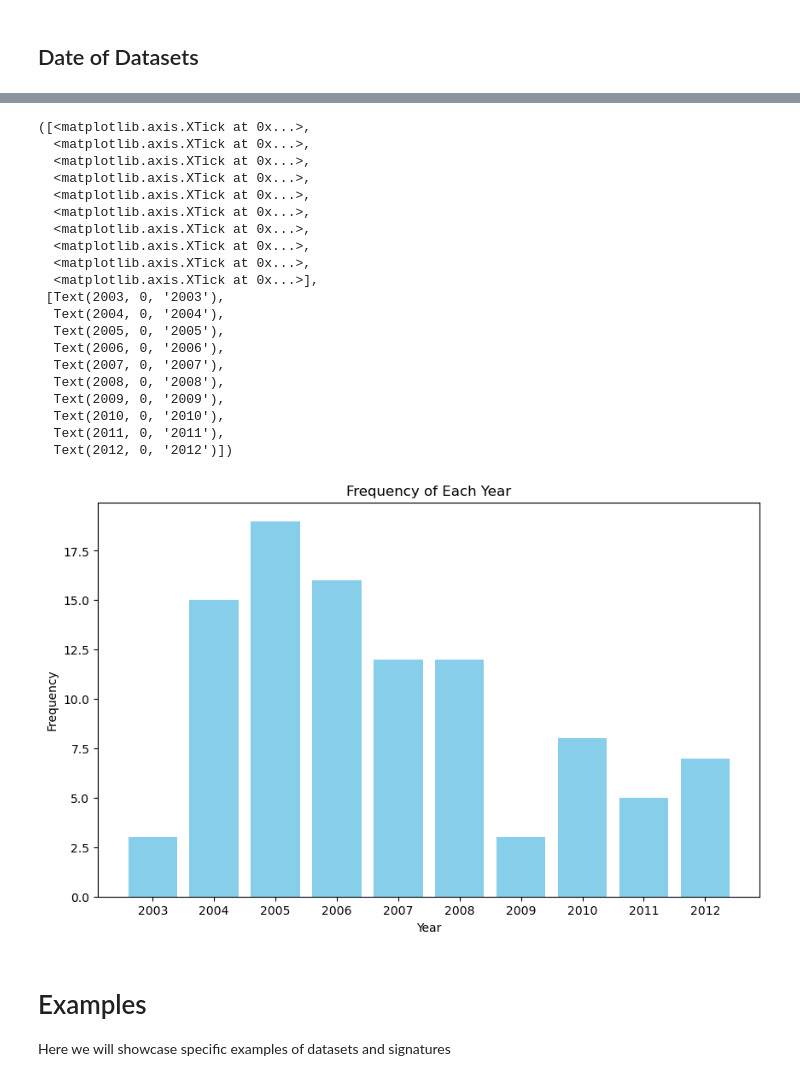
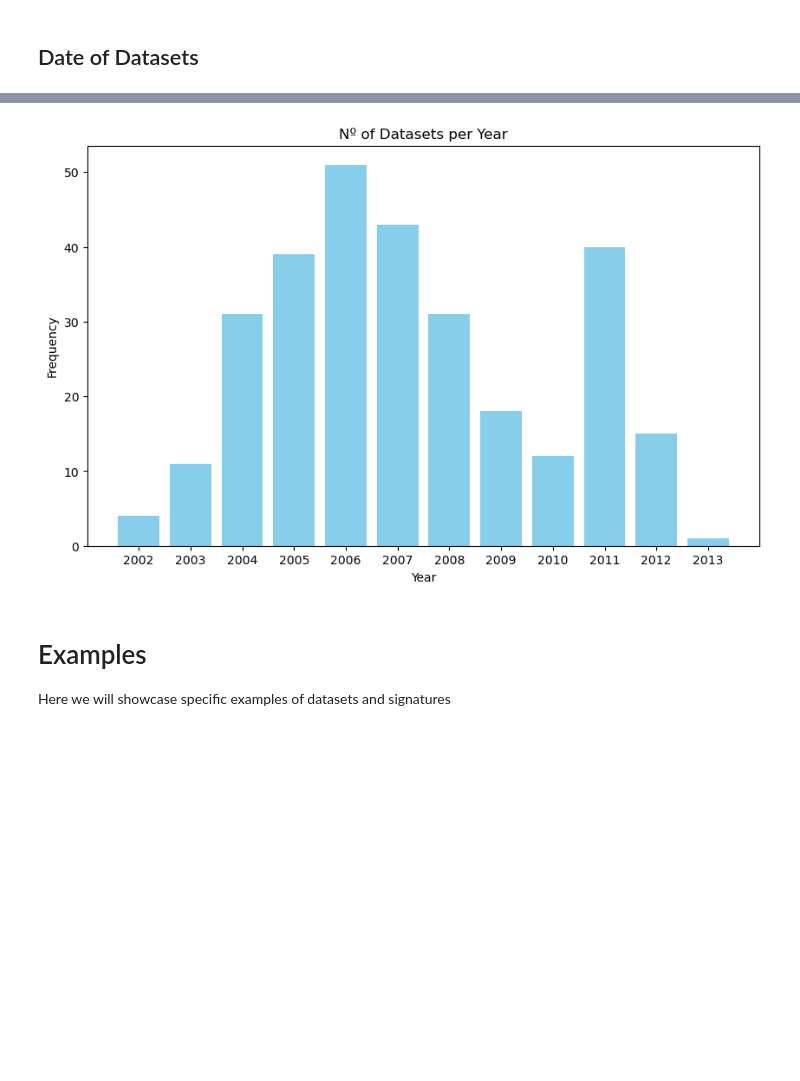
Before and after one commit to 00dylan00/Disease-Signatures, a Jupyter notebook: documentation/iLINCS.numbers.ipynb, the cells around one changed output, grey strips where cells are left out. Cells and saved outputs as stored; diff of their text form; code cells hidden in the pictures; blank space fills up the shorter version.

```diff
--- a/documentation/iLINCS.numbers.ipynb
+++ b/documentation/iLINCS.numbers.ipynb
@@ -2250,7 +2032,7 @@ logging.basicConfig(
 
 # variables
 base_url = "http://www.ilincs.org/api"
-n_sample = 100
+n_sample = 300
 
 # functions
 
@@ -2335,8 +2117,4 @@ for metadata in tqdm(metadatas):
         dates.append(d)
     except:
         logging.info(f"Failed retrieval for {metadata['geolink']}")
-
-# 4. Plot Dates
-# dates
-dates_year = [int(d.split("/")[0]) for d in dates]
 # %% [output]
@@ -2344,0 +2124,7 @@ dates_year = [int(d.split("/")[0]) for d in dates]
+# %%
+
+# 4. Plot Dates
+# dates
+dates_year = [int(d.split("/")[0]) for d in dates if d != "Date not found"]
+
+logging.info(f"Nº of found dates is {len(dates_year)}/{len(dates)}")
@@ -2345,42 +2133,24 @@ dates_year = [int(d.split("/")[0]) for d in dates]
 # %%
-import matplotlib.pyplot as plt
+import matplotlib.pyplot as plt, os
 from collections import Counter
 # Count the frequency of each year
 year_counts = Counter(dates_year)
 
 # Create lists for the bar plot
 years_sorted = sorted(year_counts.keys())
 frequencies = [year_counts[year] for year in years_sorted]
 
 # Create the bar plot
 plt.figure(figsize=(10, 6))
 plt.bar(years_sorted, frequencies, color='skyblue')
 plt.xlabel('Year')
 plt.ylabel('Frequency')
-plt.title('Frequency of Each Year')
+plt.title('Nº of Datasets per Year')
 plt.xticks(years_sorted)
+
+plt.savefig(os.path.join("../results/figures/iLINCS/numbers","n_datasets_per_year.png"), dpi=300, bbox_inches='tight')
 # %% [output]
-([<matplotlib.axis.XTick at 0x...>,
-  <matplotlib.axis.XTick at 0x...>,
-  <matplotlib.axis.XTick at 0x...>,
-  <matplotlib.axis.XTick at 0x...>,
-  <matplotlib.axis.XTick at 0x...>,
-  <matplotlib.axis.XTick at 0x...>,
-  <matplotlib.axis.XTick at 0x...>,
-  <matplotlib.axis.XTick at 0x...>,
-  <matplotlib.axis.XTick at 0x...>,
-  <matplotlib.axis.XTick at 0x...>],
- [Text(2003, 0, '2003'),
-  Text(2004, 0, '2004'),
-  Text(2005, 0, '2005'),
-  Text(2006, 0, '2006'),
-  Text(2007, 0, '2007'),
-  Text(2008, 0, '2008'),
-  Text(2009, 0, '2009'),
-  Text(2010, 0, '2010'),
-  Text(2011, 0, '2011'),
-  Text(2012, 0, '2012')])
-[figure, old version]
+[figure, new version]
 # %% [markdown]
 # Examples
 
```
Also changed, not shown: parts of 20 cells of this notebook.
